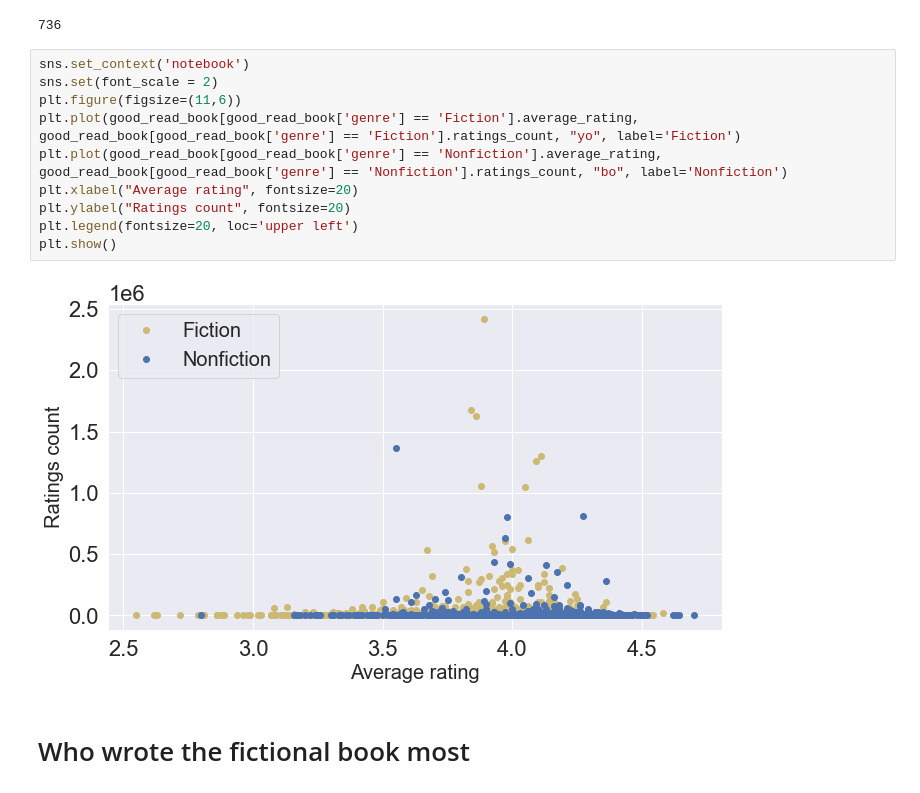
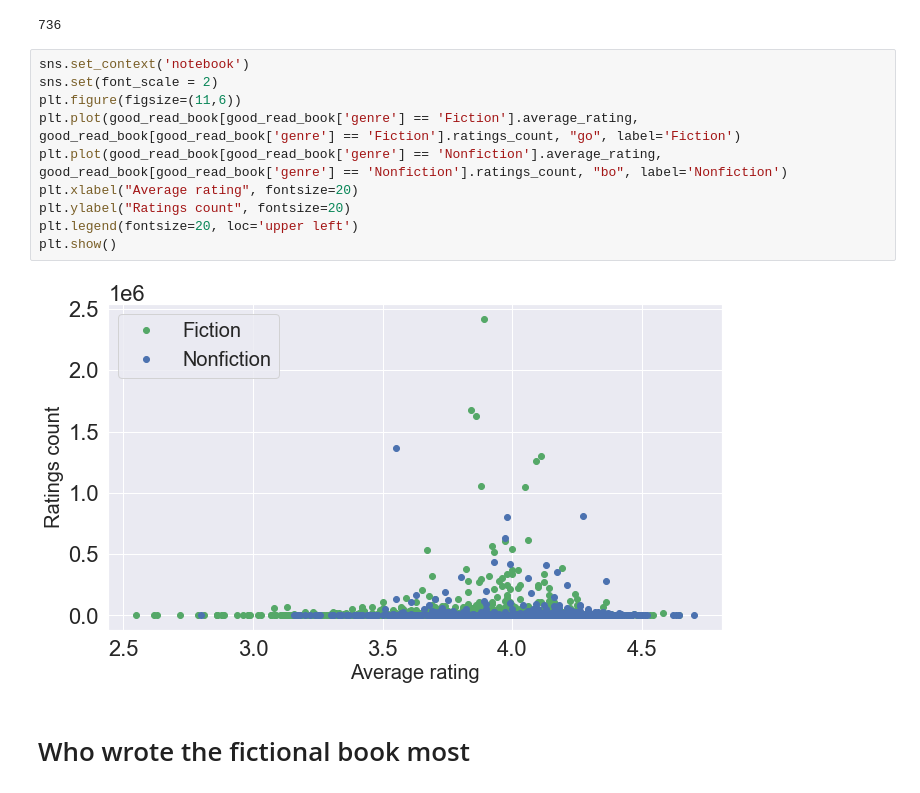
Before and after one commit to WeiWeiCheng123/DataAnalysis, a Jupyter notebook: final.ipynb, the cells around one changed output. Saved outputs shown, nothing was run; the diff lists cells and outputs as text.

```diff
--- a/final.ipynb
+++ b/final.ipynb
@@ -142,15 +158,15 @@ print(j)
 # %%
 sns.set_context('notebook')
 sns.set(font_scale = 2)
 plt.figure(figsize=(11,6))
-plt.plot(good_read_book[good_read_book['genre'] == 'Fiction'].average_rating, good_read_book[good_read_book['genre'] == 'Fiction'].ratings_count, "yo", label='Fiction')
+plt.plot(good_read_book[good_read_book['genre'] == 'Fiction'].average_rating, good_read_book[good_read_book['genre'] == 'Fiction'].ratings_count, "go", label='Fiction')
 plt.plot(good_read_book[good_read_book['genre'] == 'Nonfiction'].average_rating, good_read_book[good_read_book['genre'] == 'Nonfiction'].ratings_count, "bo", label='Nonfiction')
 plt.xlabel("Average rating", fontsize=20)
 plt.ylabel("Ratings count", fontsize=20)
 plt.legend(fontsize=20, loc='upper left')
 plt.show()
 # %% [output]
-[figure, old version]
+[figure, new version]
 # %% [markdown]
 # Who wrote the fictional book most
 # %%
```
Also changed, not shown: parts of 4 cells of this notebook, 2 other files.
